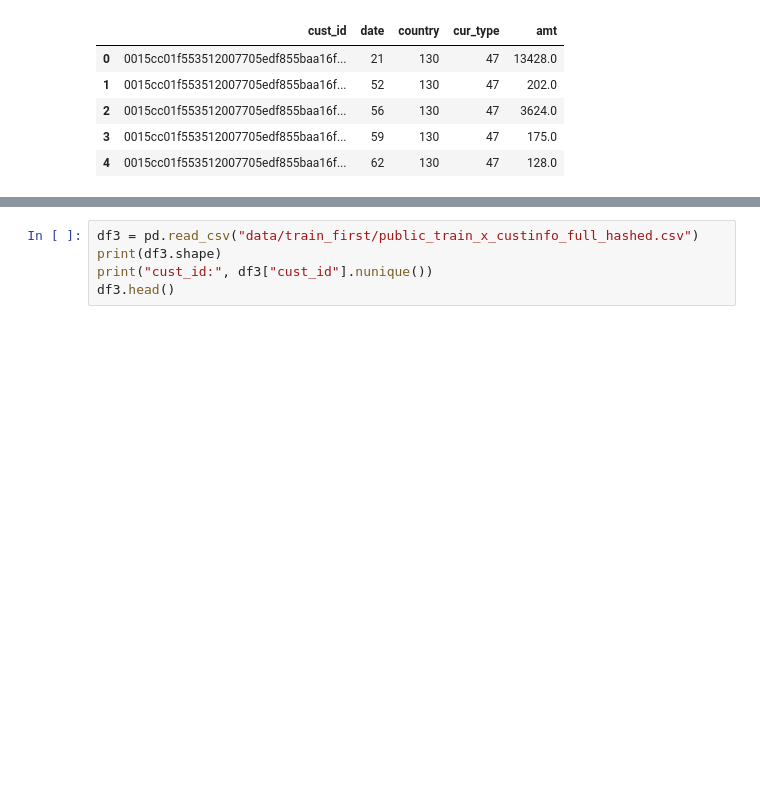
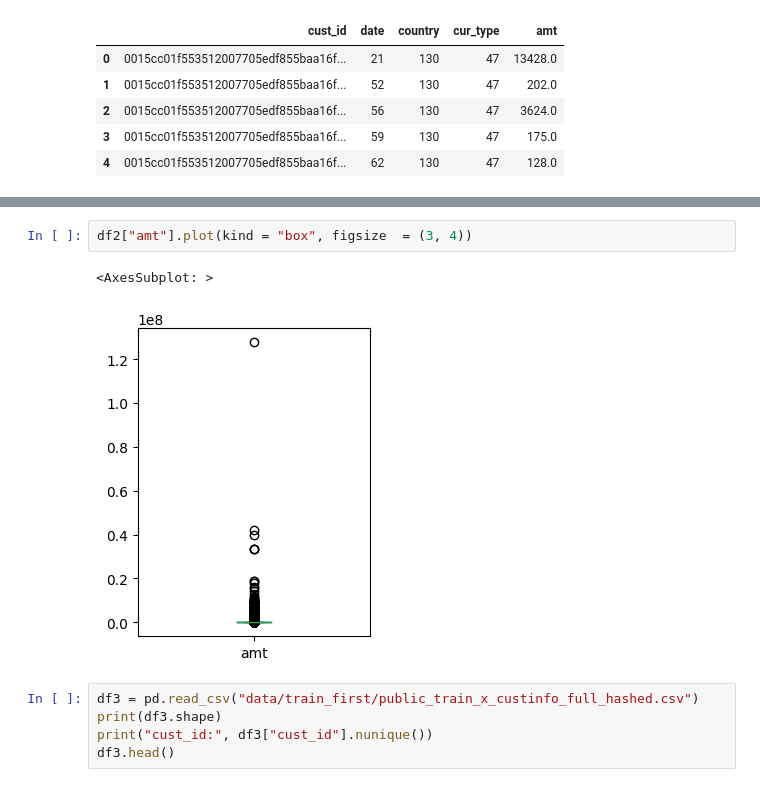
Before and after one commit to JulieKuo/money_laundry, a Jupyter notebook: parser.ipynb, the cells around one changed output, grey strips where cells are left out. Cells and saved outputs as stored; diff of their text form; blank space fills up the shorter version.

```diff
--- a/parser.ipynb
+++ b/parser.ipynb
@@ -35,3 +60,8 @@ cust_id: 3945
+# %%
+df2["amt"].plot(kind = "box", figsize  = (3, 4))
+# %% [output]
+<AxesSubplot: >
+[figure, added]
 # %%
 df3 = pd.read_csv("data/train_first/public_train_x_custinfo_full_hashed.csv")
 print(df3.shape)
```
Also changed, not shown: parts of 15 cells of this notebook, 30 other files.
